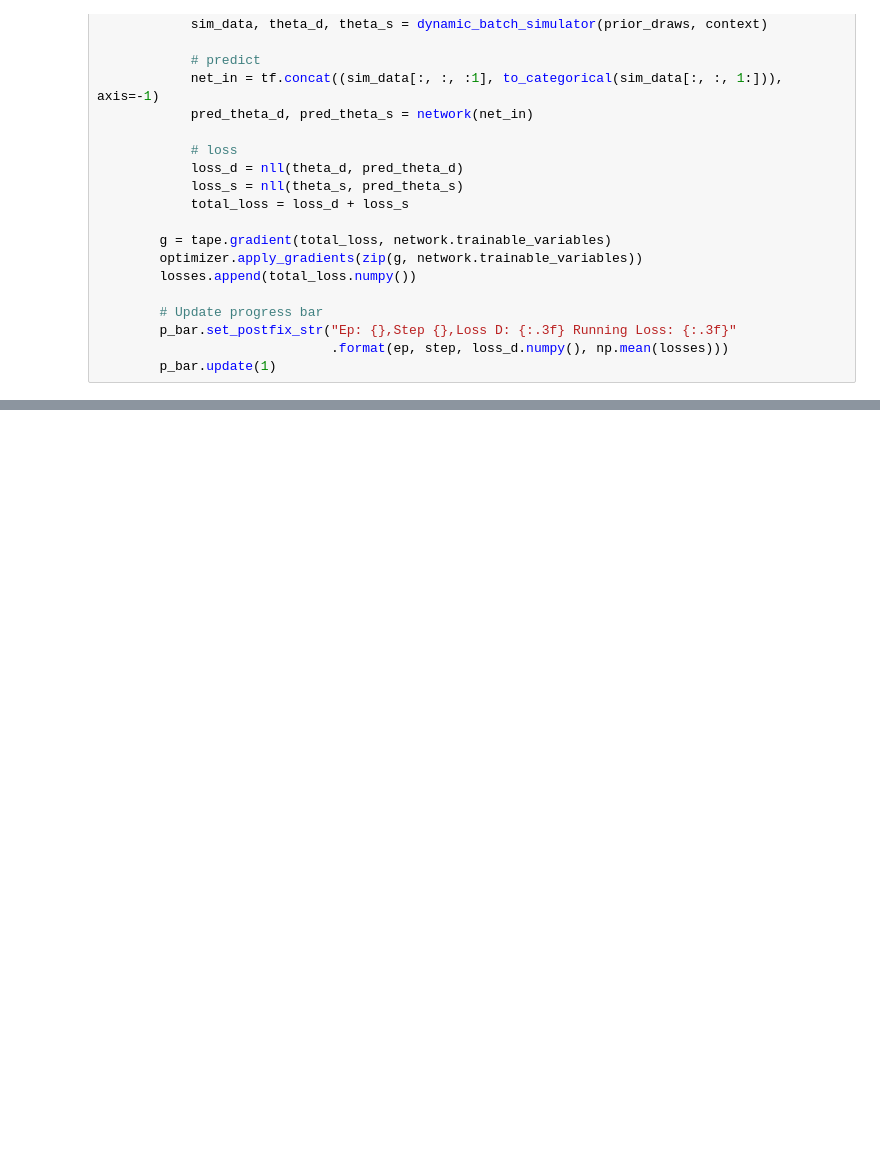
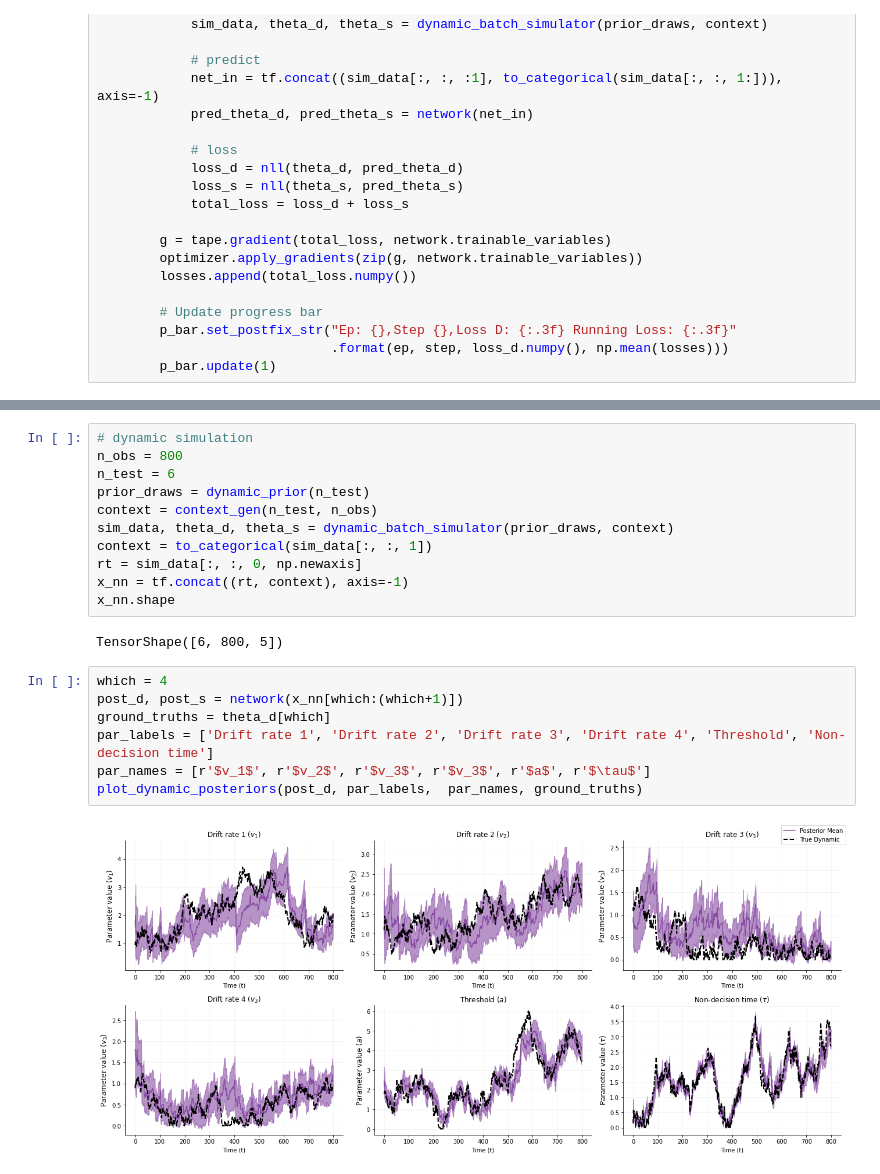
Before and after one commit to LuSchumacher/dynamic_models, a Jupyter notebook: src/model_comp/trial-by-trial-var_model_comp.ipynb, the cells around one changed output, grey strips where cells are left out. Saved outputs shown, nothing was run; the diff lists cells and outputs as text; blank space fills up the shorter version.

```diff
--- a/src/model_comp/trial-by-trial-var_model_comp.ipynb
+++ b/src/model_comp/trial-by-trial-var_model_comp.ipynb
@@ -166,0 +291,22 @@ data.head()
+# %%
+# dynamic simulation
+n_obs = 800
+n_test = 6
+prior_draws = dynamic_prior(n_test)
+context = context_gen(n_test, n_obs)
+sim_data, theta_d, theta_s = dynamic_batch_simulator(prior_draws, context)
+context = to_categorical(sim_data[:, :, 1])
+rt = sim_data[:, :, 0, np.newaxis]
+x_nn = tf.concat((rt, context), axis=-1)
+x_nn.shape
+# %% [output]
+TensorShape([6, 800, 5])
+# %%
+which = 4
+post_d, post_s = network(x_nn[which:(which+1)])
+ground_truths = theta_d[which]
+par_labels = ['Drift rate 1', 'Drift rate 2', 'Drift rate 3', 'Drift rate 4', 'Threshold', 'Non-decision time']
+par_names = [r'$v_1$', r'$v_2$', r'$v_3$', r'$v_3$', r'$a$', r'$\tau$']
+plot_dynamic_posteriors(post_d, par_labels,  par_names, ground_truths)
+# %% [output]
+[figure, added]
```
Also changed, not shown: parts of 24 cells of this notebook.
